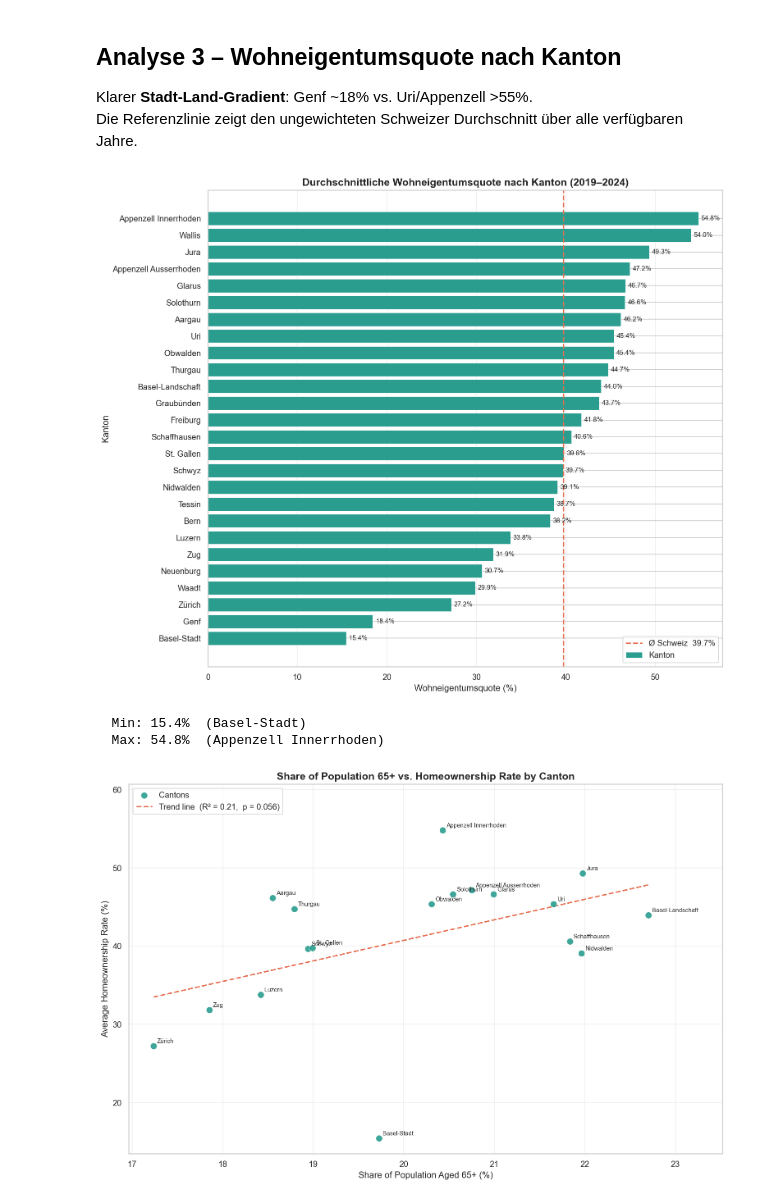
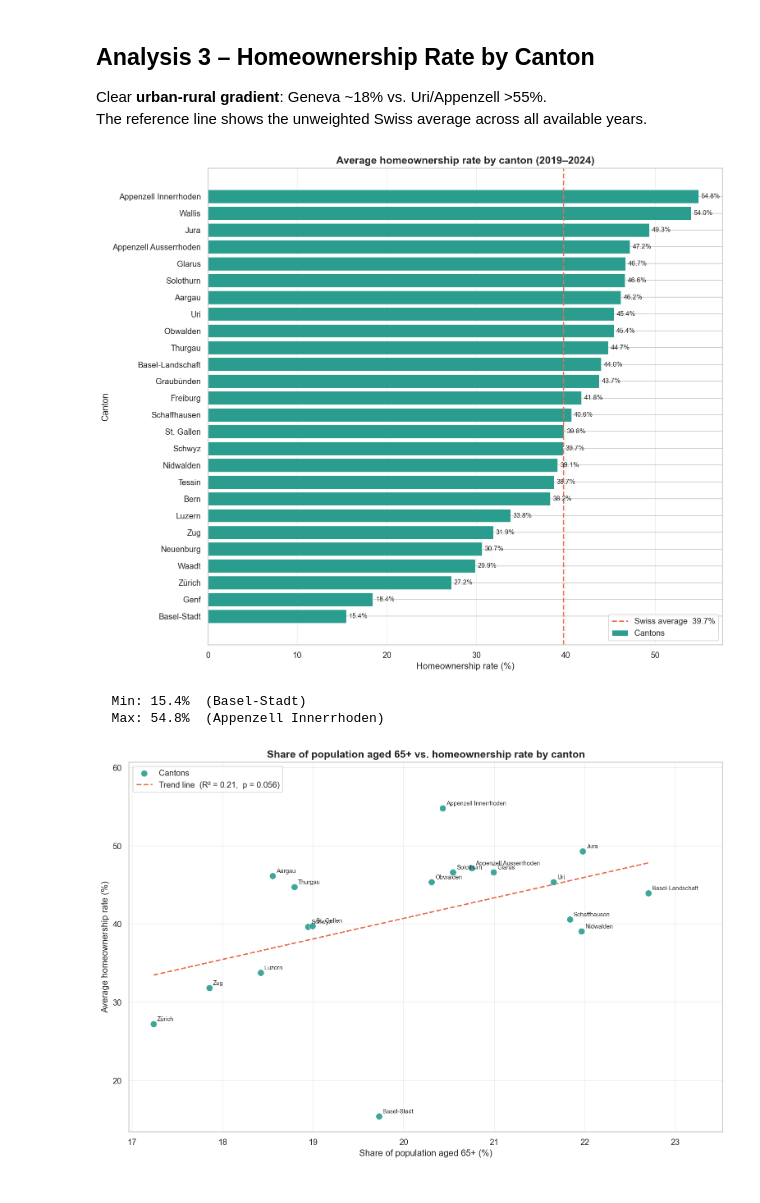
Before and after one commit to javi36/PODSV_Visualisierungsprojekt, a Jupyter notebook: 02_eda/eda_whoowns_v3.ipynb, the cells around one changed output. Cells and saved outputs as stored; diff of their text form; code cells hidden in the pictures.

```diff
--- a/02_eda/eda_whoowns_v3.ipynb
+++ b/02_eda/eda_whoowns_v3.ipynb
@@ -58,14 +58,14 @@ BT_PALETTE = {
 # %%
 def find_project_root(start: Path) -> Path:
-    """Sucht das Projektverzeichnis (erstes Verzeichnis mit data/-Ordner)."""
+    """Find the project directory (first directory containing a data/ folder)."""
     for p in [start, *start.parents]:
         if (p / "data").exists():
             return p
-    raise FileNotFoundError("Kein Projektverzeichnis mit data/ gefunden.")
+    raise FileNotFoundError("No project directory with data/ found.")
 
 
 def find_col(df: pd.DataFrame, *keywords: str) -> str | None:
-    """Gibt den ersten Spaltennamen zurück, der alle Keywords enthält (case-insensitive)."""
+    """Return the first column name that contains all keywords (case-insensitive)."""
     kws = [k.lower() for k in keywords]
     for col in df.columns:
         if all(k in col.lower() for k in kws):
@@ -74,7 +74,7 @@ def find_col(df: pd.DataFrame, *keywords: str) -> str | None:
 
 
 def normalize_year(df: pd.DataFrame) -> pd.Series:
-    """Liest die Jahresspalte (time_period / jahr / year) als Integer."""
+    """Read the year column (time_period / jahr / year) as integers."""
     col = find_col(df, "time_period") or find_col(df, "jahr") or find_col(df, "year")
     if col:
         return pd.to_numeric(df[col], errors="coerce")
@@ -82,7 +82,7 @@ def normalize_year(df: pd.DataFrame) -> pd.Series:
 
 
 def generation_from_birth_year(birth_year: float) -> str:
-    """Weist anhand des Geburtsjahres ein Generationslabel zu."""
+    """Assign a generation label based on the birth year."""
     if pd.isna(birth_year):
         return "Ausserhalb Definition"
     by = int(birth_year)
@@ -95,7 +95,7 @@ def generation_from_birth_year(birth_year: float) -> str:
 
 
 def add_generation(df: pd.DataFrame, year_col: str, age_col: str) -> pd.DataFrame:
-    """Berechnet Geburtsjahr und Generationslabel in-place und gibt df zurück."""
+    """Compute birth year and generation label in-place and return df."""
     df = df.copy()
     df["birth_year"]       = pd.to_numeric(df[year_col], errors="coerce") - pd.to_numeric(df[age_col], errors="coerce")
     df["generation_label"] = df["birth_year"].apply(generation_from_birth_year)
@@ -104,7 +104,7 @@ def add_generation(df: pd.DataFrame, year_col: str, age_col: str) -> pd.DataFram
 
 
 def normalize_bewohnertyp(value: str) -> str:
-    """Vereinheitlicht Bewohnertyp-Labels."""
+    """Standardize occupancy-type labels."""
     t = str(value).strip().lower()
     if "eigent"  in t:                  return "Eigentuemer"
     if "mieter"  in t or "genoss" in t: return "Mieter / Genossenschafter"
@@ -421,8 +443,8 @@ plt.show()
 # %% [markdown]
-## Analyse 3 – Wohneigentumsquote nach Kanton
+## Analysis 3 – Homeownership Rate by Canton
 
-Klarer **Stadt-Land-Gradient**: Genf ~18% vs. Uri/Appenzell >55%.
-Die Referenzlinie zeigt den ungewichteten Schweizer Durchschnitt über alle verfügbaren Jahre.
+Clear **urban-rural gradient**: Geneva ~18% vs. Uri/Appenzell >55%.
+The reference line shows the unweighted Swiss average across all available years.
 # %%
 ranking = (
     we_kantone.groupby("label_de")["obs_value"]
@@ -432,18 +454,18 @@ ch_avg = ranking["obs_value"].mean()
 
 fig, ax = plt.subplots(figsize=(12, 10))
 bars = ax.barh(ranking["label_de"], ranking["obs_value"],
-               color="#2a9d8f", edgecolor="white", linewidth=0.5, label="Kanton")
+               color="#2a9d8f", edgecolor="white", linewidth=0.5, label="Cantons")
 ax.axvline(ch_avg, color="#e76f51", linestyle="--", linewidth=1.8,
-           label=f"Ø Schweiz  {ch_avg:.1f}%")
+           label=f"Swiss average  {ch_avg:.1f}%")
 
 for bar, val in zip(bars, ranking["obs_value"]):
     ax.text(val + 0.3, bar.get_y() + bar.get_height() / 2,
             f"{val:.1f}%", va="center", fontsize=9)
 
-ax.set_title("Durchschnittliche Wohneigentumsquote nach Kanton (2019–2024)",
+ax.set_title("Average homeownership rate by canton (2019–2024)",
              fontsize=14, fontweight="bold")
-ax.set_xlabel("Wohneigentumsquote (%)", fontsize=12)
-ax.set_ylabel("Kanton", fontsize=12)
+ax.set_xlabel("Homeownership rate (%)", fontsize=12)
+ax.set_ylabel("Canton", fontsize=12)
 ax.legend(fontsize=11, loc="lower right")
 ax.grid(True, axis="x", alpha=0.3)
 plt.tight_layout()
@@ -452,10 +474,7 @@ plt.show()
 print(f"  Min: {ranking['obs_value'].min():.1f}%  ({ranking.iloc[0]['label_de']})")
 print(f"  Max: {ranking['obs_value'].max():.1f}%  ({ranking.iloc[-1]['label_de']})")
 
-# ── Vergleich: Durchschnittsalter vs. Wohneigentumsquote nach Kanton ───────────
-from scipy import stats
-
-# ── Anteil 65+ pro Kanton (bevölkerungsgewichtet, alle Jahre gemittelt) ────────
+# ── Comparison: age 65+ vs. homeownership rate by canton ──────────────────────
 demo_kantone = (
     demo[~demo[canton_col].astype(str).str.strip().str.lower().isin(["schweiz", "ohne angabe"])]
     .dropna(subset=["age_num", "population", canton_col])
@@ -479,7 +498,7 @@ comparison = (
     .merge(age65_by_canton, on="canton", how="inner")
 )
 
-# ── Statistik ──────────────────────────────────────────────────────────────────
+# ── Statistics ─────────────────────────────────────────────────────────────────
 r, p = stats.pearsonr(comparison["pct_65plus"], comparison["homeownership_pct"])
 slope, intercept, *_ = stats.linregress(comparison["pct_65plus"], comparison["homeownership_pct"])
 r_sq = r ** 2
@@ -502,40 +521,40 @@ ax.plot(
 
 try:
     from adjustText import adjust_text
     texts = [
         ax.text(r["pct_65plus"], r["homeownership_pct"], r["canton"], fontsize=8)
         for _, r in comparison.iterrows()
     ]
     adjust_text(texts, ax=ax, arrowprops=dict(arrowstyle="-", color="gray", lw=0.5))
 except ImportError:
     for _, r in comparison.iterrows():
         ax.annotate(r["canton"], (r["pct_65plus"], r["homeownership_pct"]),
                     xytext=(5, 4), textcoords="offset points", fontsize=8, alpha=0.95)
 
 x_pad = (comparison["pct_65plus"].max() - comparison["pct_65plus"].min()) * 0.05
 y_pad = (comparison["homeownership_pct"].max() - comparison["homeownership_pct"].min()) * 0.05
 ax.set_xlim(comparison["pct_65plus"].min() - x_pad, comparison["pct_65plus"].max() + x_pad * 3)
 ax.set_ylim(comparison["homeownership_pct"].min() - y_pad, comparison["homeownership_pct"].max() + y_pad * 3)
 
-ax.set_title("Share of Population 65+ vs. Homeownership Rate by Canton",
+ax.set_title("Share of population aged 65+ vs. homeownership rate by canton",
              fontsize=14, fontweight="bold")
-ax.set_xlabel("Share of Population Aged 65+ (%)", fontsize=12)
-ax.set_ylabel("Average Homeownership Rate (%)", fontsize=12)
+ax.set_xlabel("Share of population aged 65+ (%)", fontsize=12)
+ax.set_ylabel("Average homeownership rate (%)", fontsize=12)
 ax.legend(loc="upper left", frameon=True)
 ax.grid(True, alpha=0.3)
 plt.tight_layout()
 plt.show()
 
 pearson_r = comparison["pct_65plus"].corr(comparison["homeownership_pct"])
 print(f"Pearson r = {pearson_r:.3f}  |  R² = {r_sq:.3f}  |  p = {p:.4f}")
 print(f"→ {'Significant (p < 0.05)' if p < 0.05 else 'Not significant'}")
 print("\nTop 10 cantons by homeownership rate:")
 print(comparison.sort_values("homeownership_pct", ascending=False).head(10).round(2).to_string(index=False))
 # %% [output]
-[figure, old version]
+[figure, new version]
   Min: 15.4%  (Basel-Stadt)
   Max: 54.8%  (Appenzell Innerrhoden)
-[figure, old version]
+[figure, new version]
 Pearson r = 0.458  |  R² = 0.210  |  p = 0.0561
 → Not significant
 
```
Also changed, not shown: parts of 25 cells of this notebook, 7 other files.
